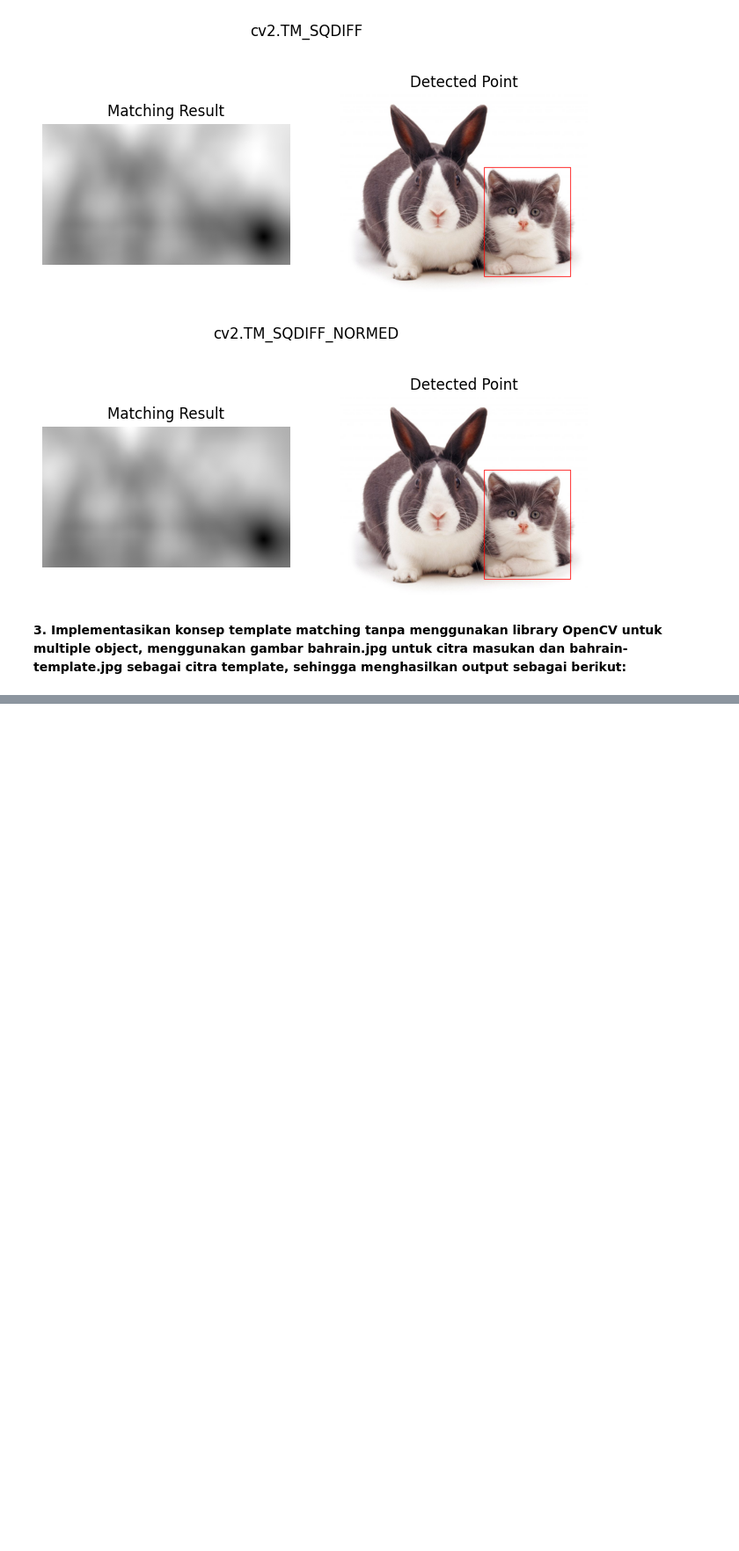
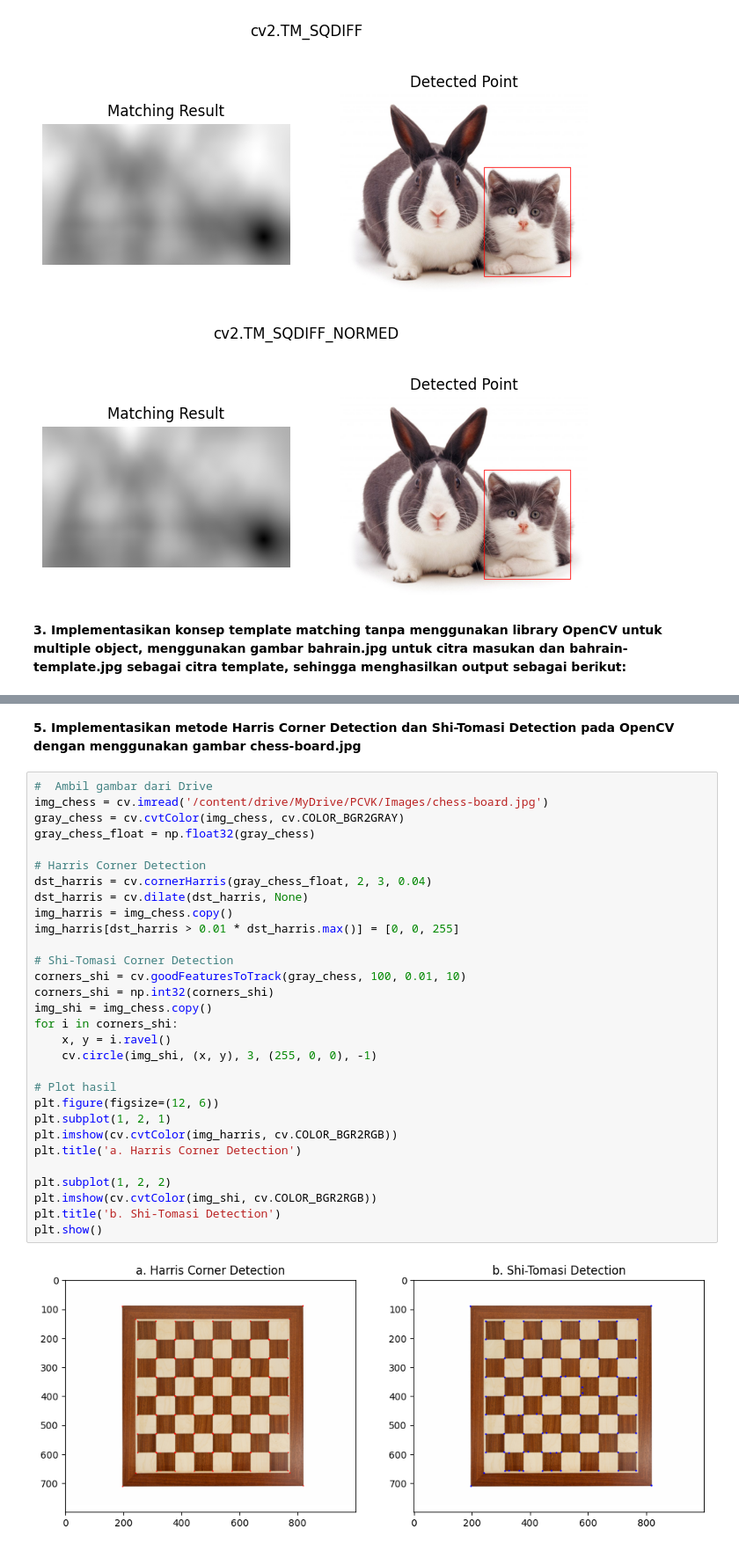
Before and after one commit to azzazhr/PCVK_Ganjil_2025, a Jupyter notebook: Week11.ipynb, the cells around one changed output, grey strips where cells are left out. Shown at 88% size. Drawn from its saved outputs; the diff is of its cells as text; blank space fills up the shorter version.

```diff
--- a/Week11.ipynb
+++ b/Week11.ipynb
@@ -102,0 +230,35 @@ berikut:**
+# %% [markdown]
+**5. Implementasikan metode Harris Corner Detection dan Shi-Tomasi Detection pada
+OpenCV dengan menggunakan gambar chess-board.jpg**
+# %%
+#  Ambil gambar dari Drive
+img_chess = cv.imread('/content/drive/MyDrive/PCVK/Images/chess-board.jpg')
+gray_chess = cv.cvtColor(img_chess, cv.COLOR_BGR2GRAY)
+gray_chess_float = np.float32(gray_chess)
+
+# Harris Corner Detection
+dst_harris = cv.cornerHarris(gray_chess_float, 2, 3, 0.04)
+dst_harris = cv.dilate(dst_harris, None)
+img_harris = img_chess.copy()
+img_harris[dst_harris > 0.01 * dst_harris.max()] = [0, 0, 255]
+
+# Shi-Tomasi Corner Detection
+corners_shi = cv.goodFeaturesToTrack(gray_chess, 100, 0.01, 10)
+corners_shi = np.int32(corners_shi)
+img_shi = img_chess.copy()
+for i in corners_shi:
+    x, y = i.ravel()
+    cv.circle(img_shi, (x, y), 3, (255, 0, 0), -1)
+
+# Plot hasil
+plt.figure(figsize=(12, 6))
+plt.subplot(1, 2, 1)
+plt.imshow(cv.cvtColor(img_harris, cv.COLOR_BGR2RGB))
+plt.title('a. Harris Corner Detection')
+
+plt.subplot(1, 2, 2)
+plt.imshow(cv.cvtColor(img_shi, cv.COLOR_BGR2RGB))
+plt.title('b. Shi-Tomasi Detection')
+plt.show()
+# %% [output]
+[figure, added]
```
Also changed, not shown: parts of 8 cells of this notebook.
